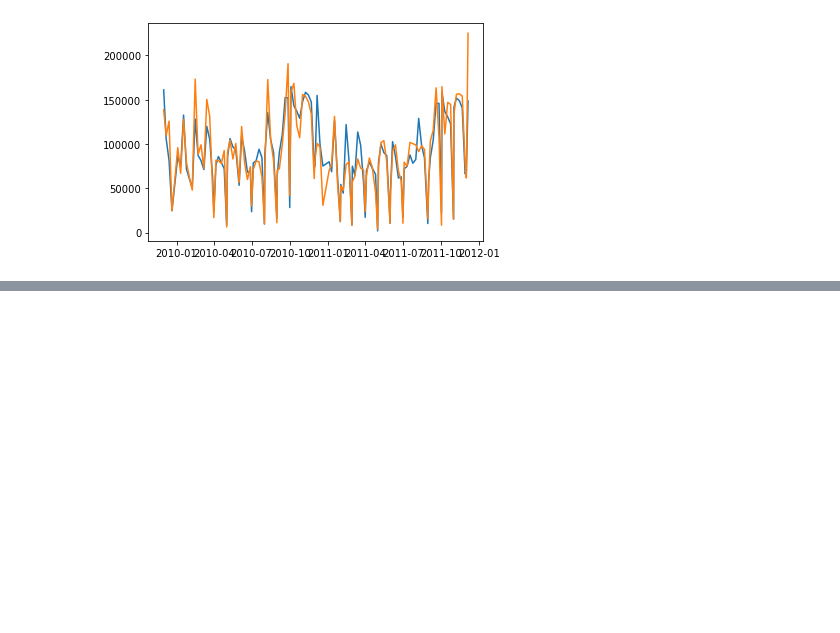
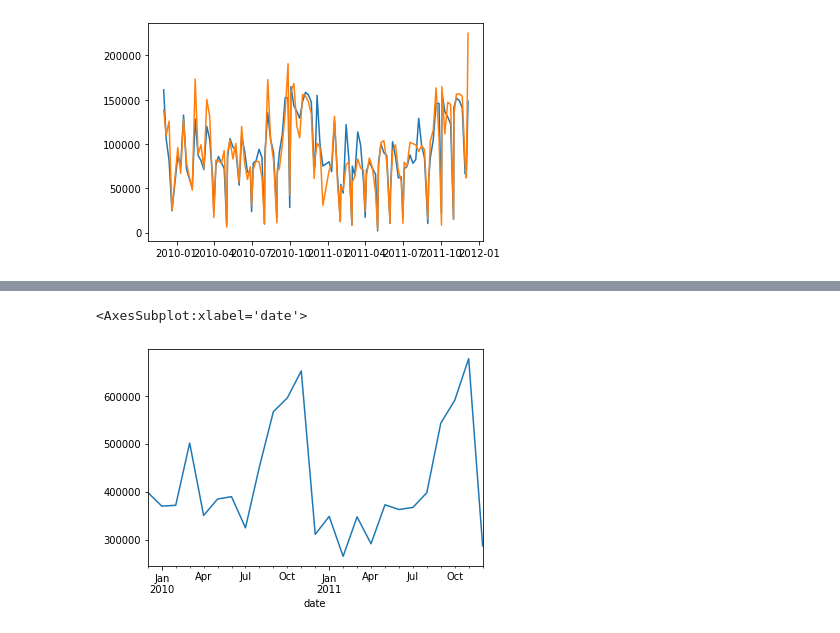
Before and after one commit to Naveen-janakiraman/Projects, a Jupyter notebook: Supply chain Retail forecasting.ipynb, the cells around one changed output, grey strips where cells are left out. Drawn from its saved outputs; the diff is of its cells as text; code cells hidden in the pictures; blank space fills up the shorter version.

```diff
--- a/Supply chain Retail forecasting.ipynb
+++ b/Supply chain Retail forecasting.ipynb
@@ -261,0 +357,6 @@ import warnings
+# %%
+Retail['Week']=Retail['date'].dt.week
+Retail['Year']=Retail['date'].dt.year
+Retail['Month']=Retail['date'].dt.month
+# %%
+time_series=Retail.groupby(['Week','Year','Month']).agg(date=('date','first'),total_sales=('Quantity',np.sum)).reset_index().sort_values('date')
@@ -261,0 +381,4 @@ import warnings
+# %%
+time_series=time_series.set_index('date')
+# %%
+monthly_series=time_series['total_sales'].resample('M').sum()
@@ -261,0 +395,5 @@ import warnings
+# %%
+monthly_series.plot()
+# %% [output]
+<AxesSubplot:xlabel='date'>
+[figure, added]
```
Also changed, not shown: parts of 40 cells of this notebook.
